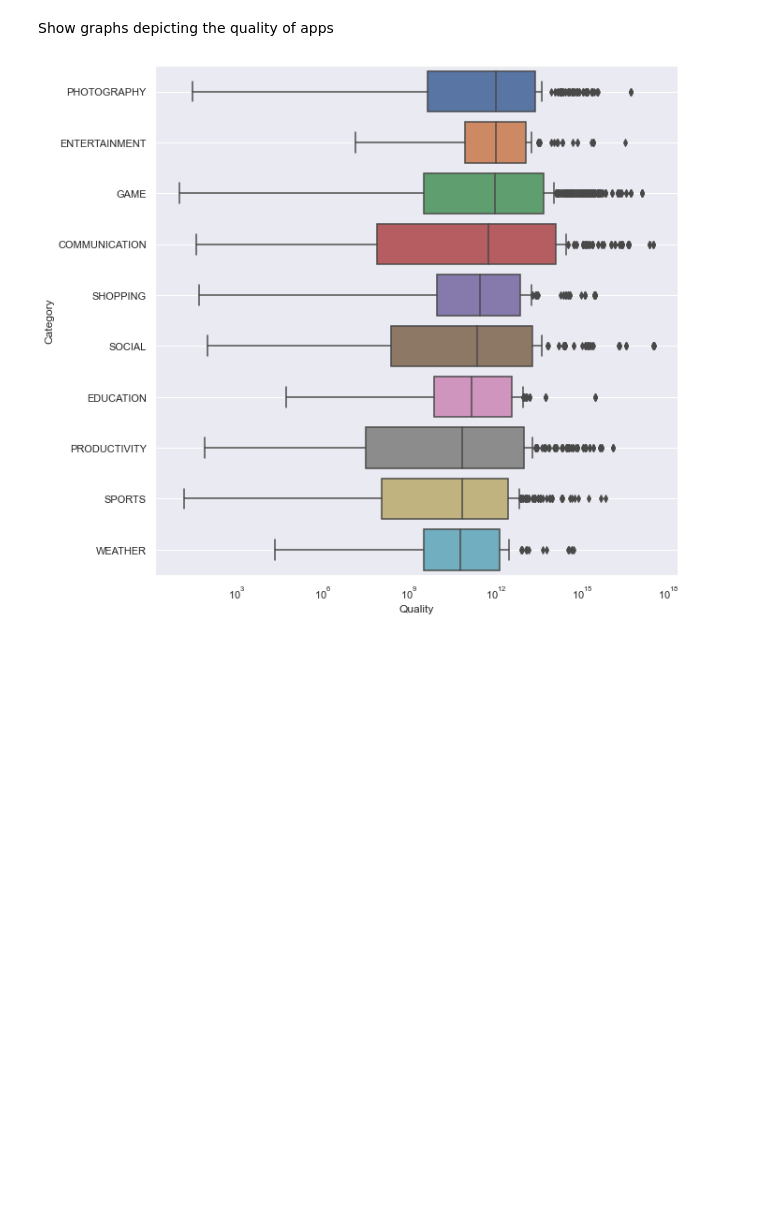
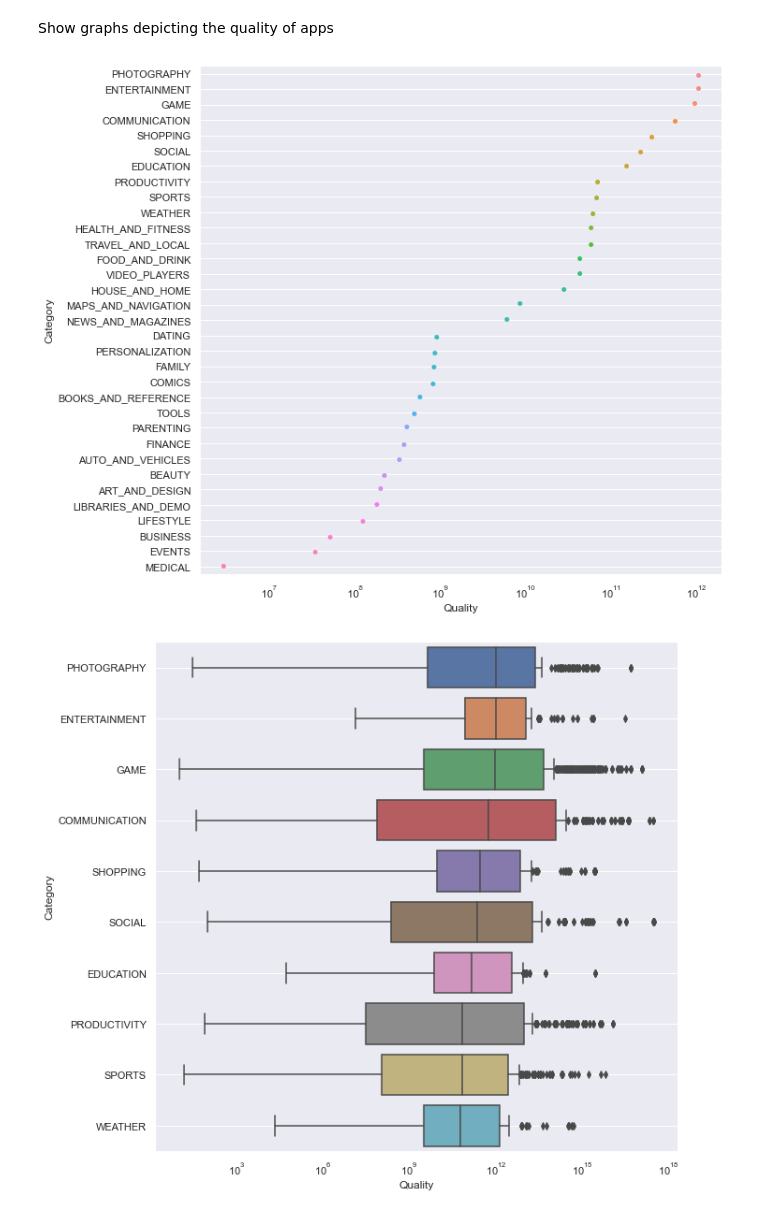
Before and after one commit to ololili/Data, a Jupyter notebook: Visualize.ipynb, the cells around one changed output. Drawn from its saved outputs; the diff is of its cells as text; code cells hidden in the pictures; blank space fills up the shorter version.

Commit message:
Completed more graphs

```diff
--- a/Visualize.ipynb
+++ b/Visualize.ipynb
@@ -12,19 +10,21 @@ importing Jupyter notebook from PrepareData.ipynb
 # %% [markdown]
 Get the database
 # %%
-app_df = get_complete_df()
+app_df = get_complete_app_df()
 # %% [markdown]
 Show graphs depicting the quality of apps
 # %%
-new_app_df_data = app_df.groupby(by="Category").median().reset_index()
-order_ = new_app_df_data.sort_values("Quality")["Category"]
+category_app_df = app_df.groupby(by="Category").median().reset_index()
+order_ = category_app_df.sort_values("Quality")["Category"]
 order_ = order_[::-1]
 # %%
 sns.set(rc={"figure.figsize": (10, 10)})
-sns.stripplot(y="Category", x="Quality", data=new_app_df_data, order=order_)
+sns.stripplot(y="Category", x="Quality", data=category_app_df, order=order_)
 plt.grid()
 plt.xscale("log")
 plt.show()
+# %% [output]
+[figure, added]
 # %%
 sns.set(rc={"figure.figsize": (10, 10)})
 sns.boxplot(y="Category", x="Quality", data=app_df, order=order_[:10])
```
Also changed, not shown: parts of 3 cells of this notebook.
